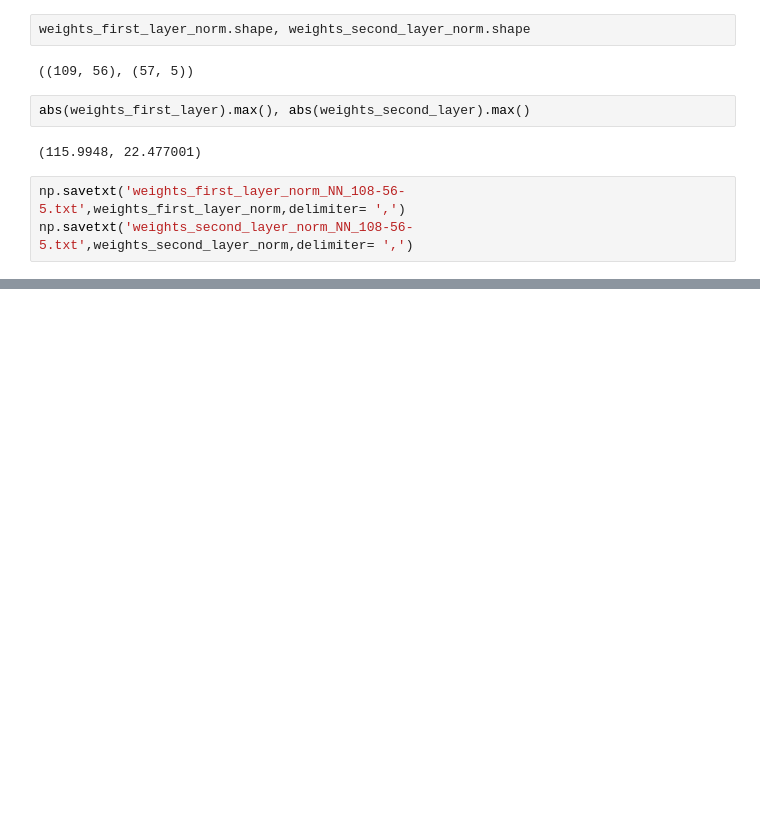
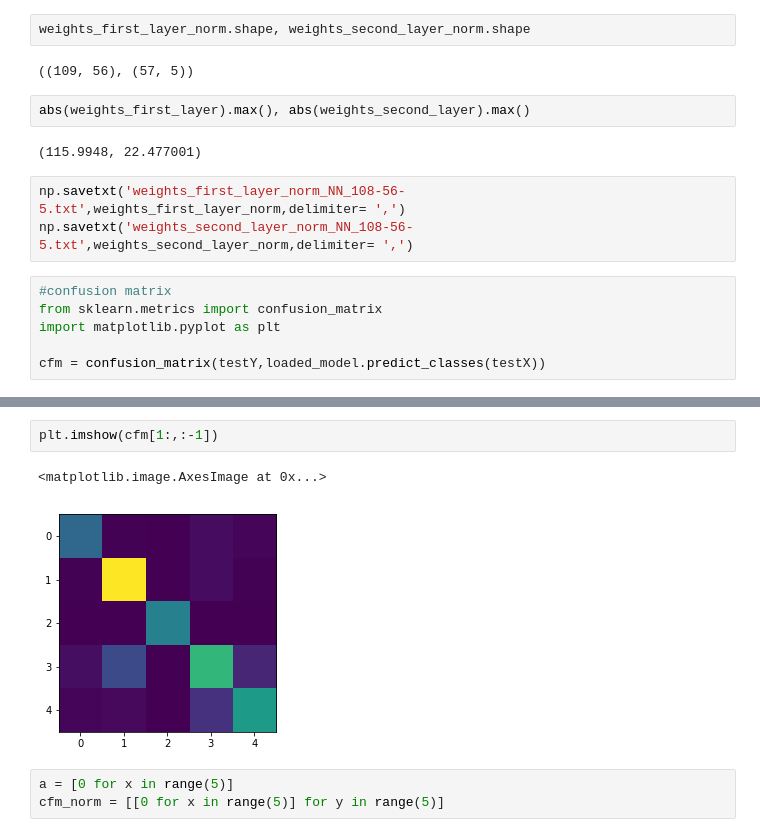
Before and after one commit to tobiaspiechowiak/AcousticSceneClassification, a Jupyter notebook: Python/Neural Network Tensorflow 108-56-5 testing.ipynb, the cells around one changed output, grey strips where cells are left out. Cells and saved outputs as stored; diff of their text form; blank space fills up the shorter version.

Commit message:
nicer confusion matrix

```diff
--- a/Python/Neural Network Tensorflow 108-56-5 testing.ipynb
+++ b/Python/Neural Network Tensorflow 108-56-5 testing.ipynb
@@ -59,3 +59,9 @@ abs(weights_first_layer).max(), abs(weights_second_layer).max()
 # %%
 np.savetxt('weights_first_layer_norm_NN_108-56-5.txt',weights_first_layer_norm,delimiter= ',')
 np.savetxt('weights_second_layer_norm_NN_108-56-5.txt',weights_second_layer_norm,delimiter= ',')
+# %%
+#confusion matrix
+from sklearn.metrics import confusion_matrix
+import matplotlib.pyplot as plt
+
+cfm = confusion_matrix(testY,loaded_model.predict_classes(testX))
@@ -62,2 +77,10 @@ np.savetxt('weights_second_layer_norm_NN_108-56-5.txt',weights_second_layer_norm
+# %%
+plt.imshow(cfm[1:,:-1])
+# %% [output]
+<matplotlib.image.AxesImage at 0x...>
+[figure, added]
+# %%
+a = [0 for x in range(5)]
+cfm_norm = [[0 for x in range(5)] for y in range(5)]
 # %%
 # %% [output]
```
Also changed, not shown: parts of 9 cells of this notebook, 13 other files.
